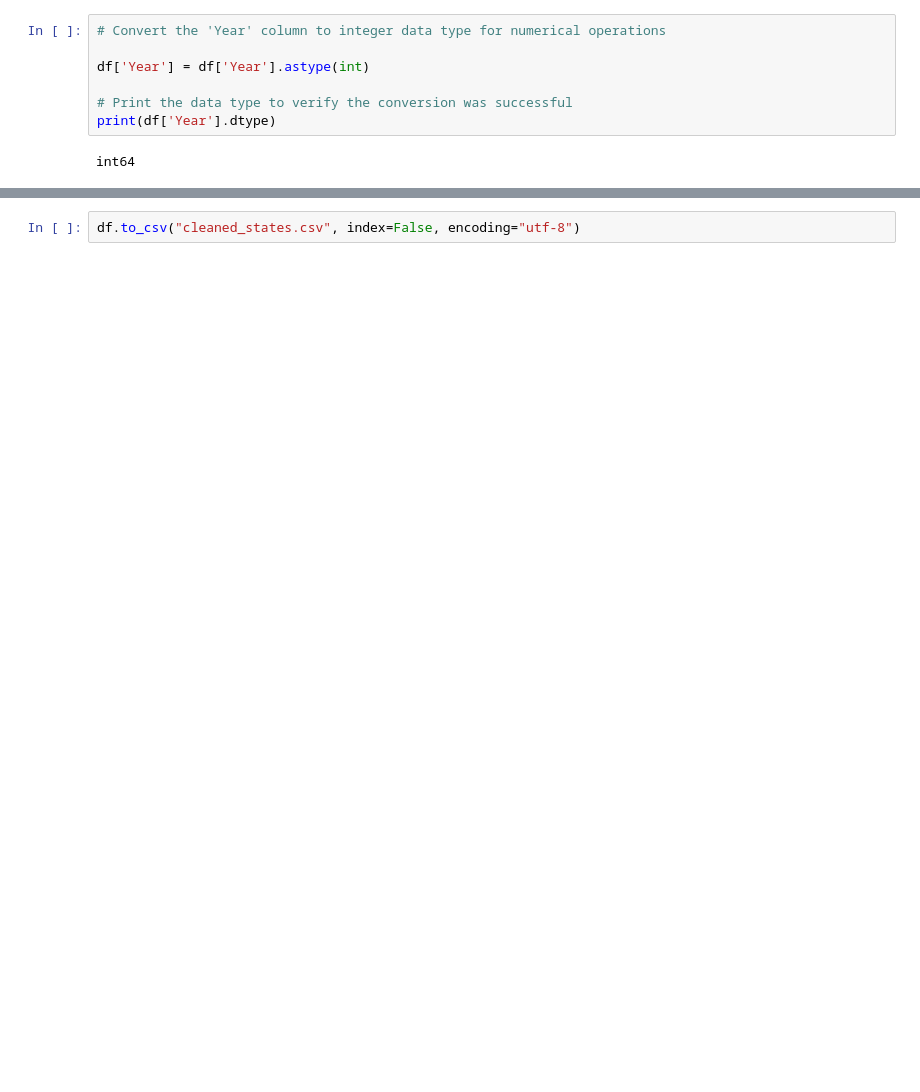
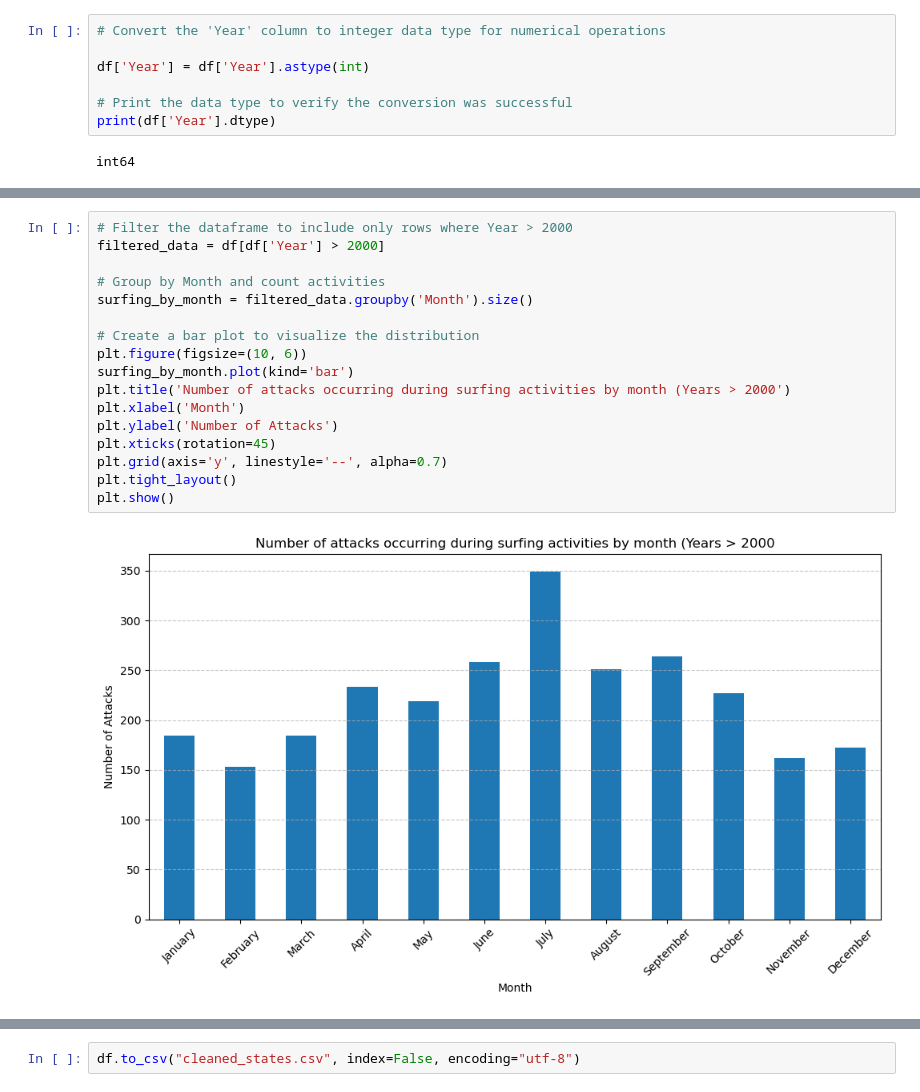
Before and after one commit to camilla-scandola/project-shark-attack, a Jupyter notebook: quest_sharkatack.ipynb, the cells around one changed output, grey strips where cells are left out. Cells and saved outputs as stored; diff of their text form; blank space fills up the shorter version.

```diff
--- a/quest_sharkatack.ipynb
+++ b/quest_sharkatack.ipynb
@@ -573,0 +664,19 @@ int64
+# %%
+# Filter the dataframe to include only rows where Year > 2000
+filtered_data = df[df['Year'] > 2000]
+
+# Group by Month and count activities
+surfing_by_month = filtered_data.groupby('Month').size()
+
+# Create a bar plot to visualize the distribution
+plt.figure(figsize=(10, 6))
+surfing_by_month.plot(kind='bar')
+plt.title('Number of attacks occurring during surfing activities by month (Years > 2000')
+plt.xlabel('Month')
+plt.ylabel('Number of Attacks')
+plt.xticks(rotation=45)
+plt.grid(axis='y', linestyle='--', alpha=0.7)
+plt.tight_layout()
+plt.show()
+# %% [output]
+[figure, added]
```
Also changed, not shown: parts of 26 cells of this notebook, 1 other file.
